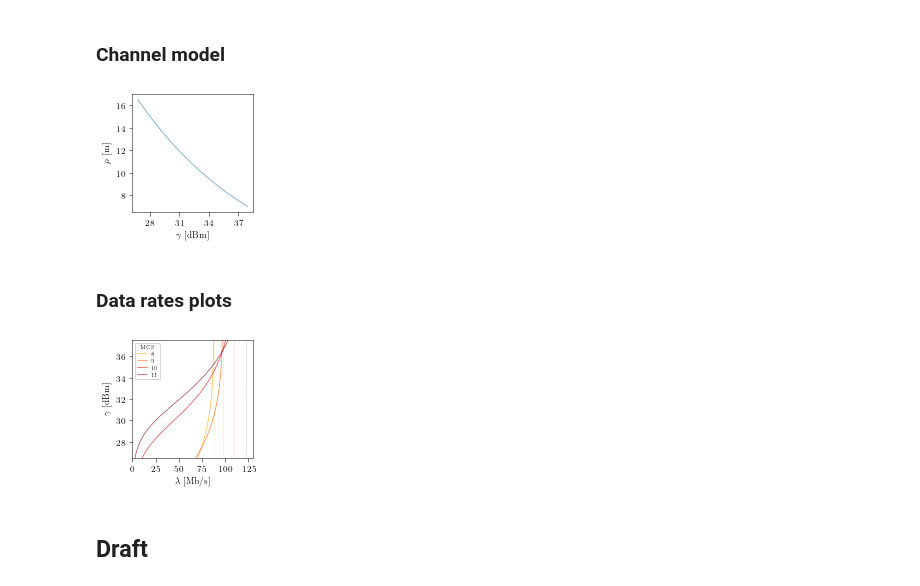
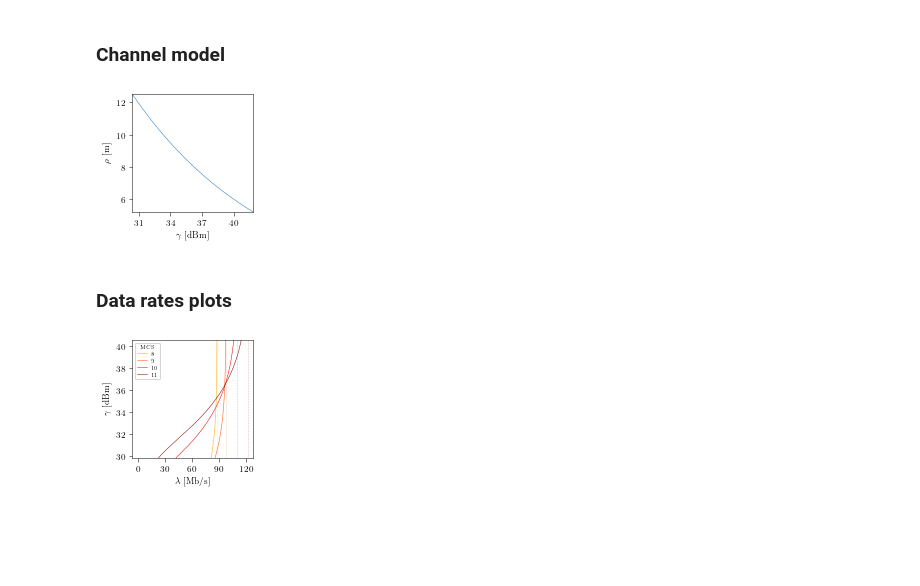
Before and after one commit to ml4wifi-devs/ftmrate, a Jupyter notebook: tools/plots/ftmrate_plots.ipynb, the cells around one changed output. Cells and saved outputs as stored; diff of their text form; code cells hidden in the pictures; blank space fills up the shorter version.

```diff
--- a/tools/plots/ftmrate_plots.ipynb
+++ b/tools/plots/ftmrate_plots.ipynb
@@ -175,15 +177,15 @@ sns.boxplot(
 sns.boxplot(
     x="timestep", y="samples", data=pred_snr_samples, order=time_order, ax=ax, width=0.2, color=COLOR_GRAY, showfliers=False
 )
-ax.set_xticks((ticks - 5) * 10)
-ax.set_xticklabels(ticks, rotation=60);
+ax.set_xticks((ticks - 4) * 10)
+ax.set_xticklabels(ticks)
 ax.set_ylabel(r'$\gamma$ [dBm]')
 ax.set_xlabel(r'$t$ [s]')
-ax.set_ylim(26.5, 37.5)
-# ax.scatter((time[m_mask] - 5) * 10, distance_measured_acc[m_mask], color='k', marker='x')
+ax.set_ylim(29.8, 40.5)
 ax.plot([0], [30], label="measurement\npoints", color=colors[3])
 ax.plot([0], [30], label="predictions", color=COLOR_GRAY)
 ax.legend()
+snr_ylim = ax.get_ylim()
 
 plt.savefig("snr_bars.pdf", bbox_inches='tight')
 # %% [output]
@@ -190,0 +225,31 @@ plt.savefig("snr_bars.pdf", bbox_inches='tight')
+# %%
+plt.rcParams.update(PLOT_PARAMS)
+plt.rcParams.update({'figure.figsize': (COLUMN_WIDTH * 2, COLUMN_HIGHT)})
+colors = pl.cm.jet(jnp.linspace(0., 1., 12))[mcs_plotted]
+pred_boxprops = dict(linestyle='--')
+
+fig, ax = plt.subplots(1, 1)
+
+# Plot boxplots
+sns.boxplot(
+    x="timestep", y="samples", hue="mcs", data=m_rates_samples,
+    order=time_order, ax=ax, width=0.8, showfliers=False, palette=colors
+)
+sns.boxplot(
+    x="timestep", y="samples", hue="mcs", data=pred_rates_samples,
+    order=time_order, ax=ax, width=0.8, showfliers=False, palette=colors,
+    boxprops=pred_boxprops
+)
+
+# Label x and y axes
+ax.set_xticks((ticks - 4) * 10)
+ax.set_xticklabels(ticks);
+ax.set_ylabel(r'$\lambda$ [Mb/s]')
+ax.set_xlabel(r'$t$ [s]')
+
+# Modify legend
+rates_legend = ax.get_legend_handles_labels()
+ax.legend(rates_legend[0][:4], rates_legend[1][:4], title="MCS", loc='lower left')
+
+# Save figure
+plt.savefig("rates_bars.pdf", bbox_inches='tight')
@@ -193,7 +260,7 @@ plt.savefig("snr_bars.pdf", bbox_inches='tight')
 # %%
 distance_to_snr_scalar = lambda distance: REFERENCE_SNR - (REFERENCE_LOSS + 10 * EXPONENT * jnp.log10(distance))
 
-distance = jnp.linspace(7.0, 16.5, 300)
+distance = jnp.linspace(dist_ylim[0], dist_ylim[1], 300)
 snr = distance_to_snr_scalar(distance)
 
 plt.rcParams.update({'figure.figsize': (COLUMN_HIGHT, COLUMN_HIGHT)})
@@ -201,36 +268,34 @@ plt.rcParams.update({'figure.figsize': (COLUMN_HIGHT, COLUMN_HIGHT)})
 plt.plot(snr, distance)
 plt.xlabel(r'$\gamma$ [dBm]')
 plt.ylabel(r'$\rho$ [m]')
-plt.xticks([28., 31., 34., 37.])
+plt.xticks([31., 34., 37., 40.])
+plt.ylim(dist_ylim)
+plt.xlim(snr[-1], snr[0])
 
 plt.savefig("channel_model.pdf", bbox_inches='tight')
 # %% [output]
-[figure, old version]
+[figure, new version]
 # %% [markdown]
 ### Data rates plots
 # %%
 colors = pl.cm.jet(jnp.linspace(0., 1., 12))
 n_points = 200
 
 snr = jnp.linspace(5., 50., n_points)
 distance = distance_to_snr.inverse(snr)
 exp_rates = jax.vmap(expected_rates)(distance)
 
 for mode, (exp_rate, data_rate, c) in enumerate(zip(exp_rates.T, wifi_modes_rates, colors)):
     if mode >= 8:
         plt.plot(exp_rate, snr, c=c, label=mode)
         plt.axvline(data_rate, alpha=0.3, c=c, linestyle='--')
 
 plt.xlabel(r'$\lambda$ [Mb/s]')
 plt.ylabel(r'$\gamma$ [dBm]')
-plt.xlim((0., 130.))
-# plt.ylim((5., 50.))
-plt.ylim(26.5, 37.5)
-plt.xticks([0., 25., 50., 75., 100., 125.0])
+plt.xticks([0., 30., 60., 90., 120.0])
+plt.ylim(snr_ylim)
 plt.legend(title='MCS')
 
 plt.savefig(f'data_rates_trans.pdf', bbox_inches='tight')
 # %% [output]
-[figure, old version]
+[figure, new version]
-# %% [markdown]
-## Draft
```
Also changed, not shown: parts of 8 cells of this notebook.
